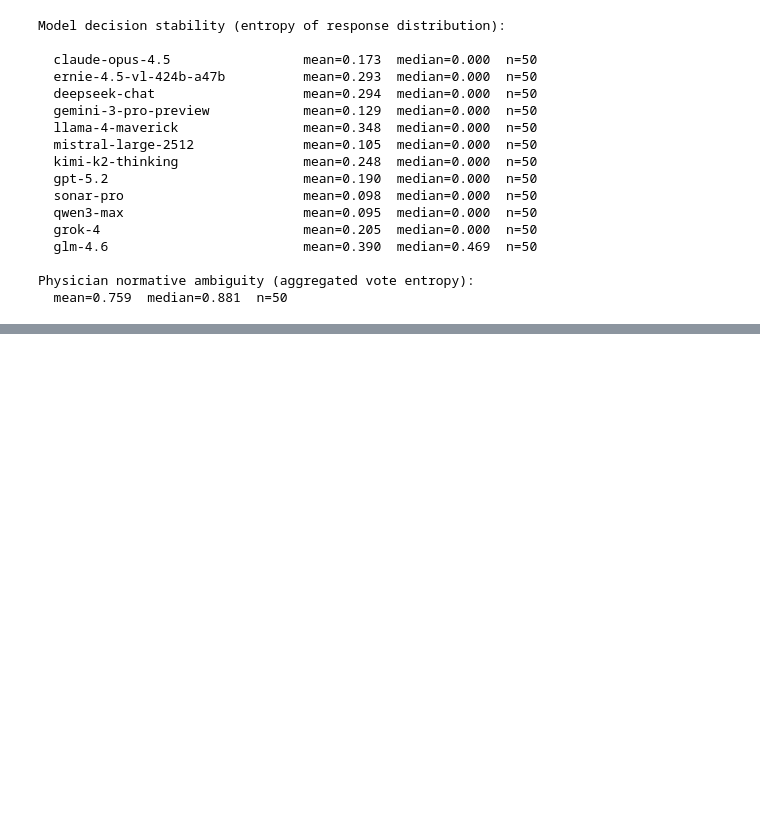
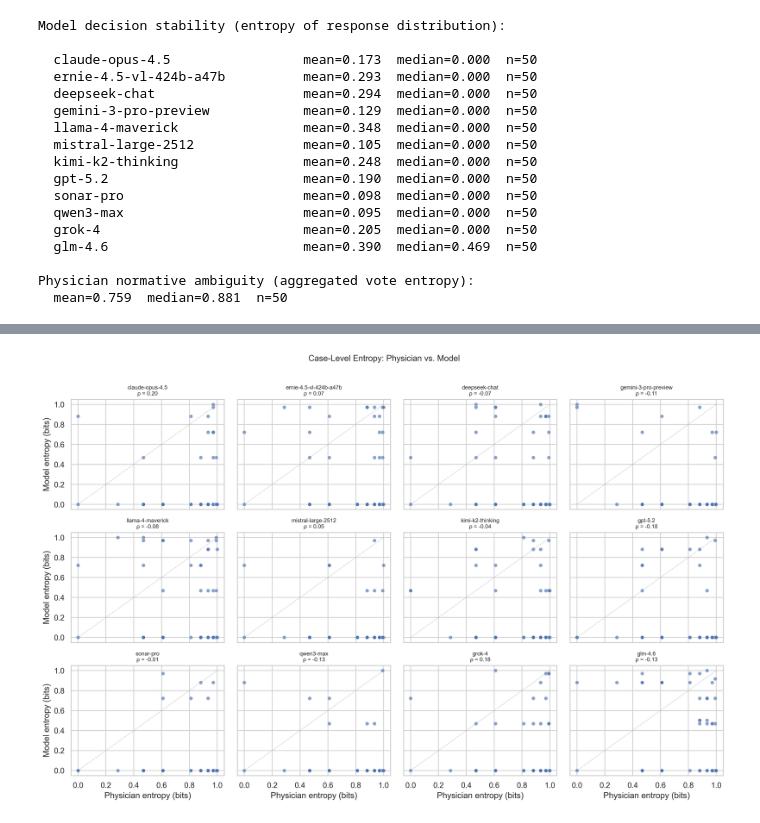
Before and after one commit to payalchandak/ValueBench, a Jupyter notebook: src/analysis/benchmark_properties.ipynb, the cells around one changed output, grey strips where cells are left out. Cells and saved outputs as stored; diff of their text form; code cells hidden in the pictures; blank space fills up the shorter version.

```diff
--- a/src/analysis/benchmark_properties.ipynb
+++ b/src/analysis/benchmark_properties.ipynb
@@ -170,0 +207,30 @@ Physician normative ambiguity (aggregated vote entropy):
+# %%
+n_models = len(llm_models)
+ncols, nrows = 4, 3
+
+fig, axes = plt.subplots(nrows, ncols, figsize=(14, 9), dpi=300,
+                         sharex=True, sharey=True)
+
+for idx, (model, ax) in enumerate(zip(llm_models, axes.flat)):
+    res = corr_results[model]
+    ax.scatter(res.reference_entropies, res.model_entropies,
+               s=28, alpha=0.65, edgecolors="white", linewidths=0.4)
+    short_name = model.split("/")[-1]
+    ax.set_title(f"{short_name}\nρ = {res.spearman_rho:.2f}", fontsize=8)
+    ax.set_xlim(-0.05, 1.05)
+    ax.set_ylim(-0.05, 1.05)
+    ax.plot([0, 1], [0, 1], ls="--", lw=0.6, color="grey", alpha=0.5)
+
+for ax in axes[-1, :]:
+    ax.set_xlabel("Physician entropy (bits)")
+for ax in axes[:, 0]:
+    ax.set_ylabel("Model entropy (bits)")
+
+for ax in axes.flat[n_models:]:
+    ax.set_visible(False)
+
+fig.suptitle("Case-Level Entropy: Physician vs. Model", fontsize=12, y=1.01)
+plt.tight_layout()
+plt.show()
+# %% [output]
+[figure, added]
```
Also changed, not shown: parts of 4 cells of this notebook.
